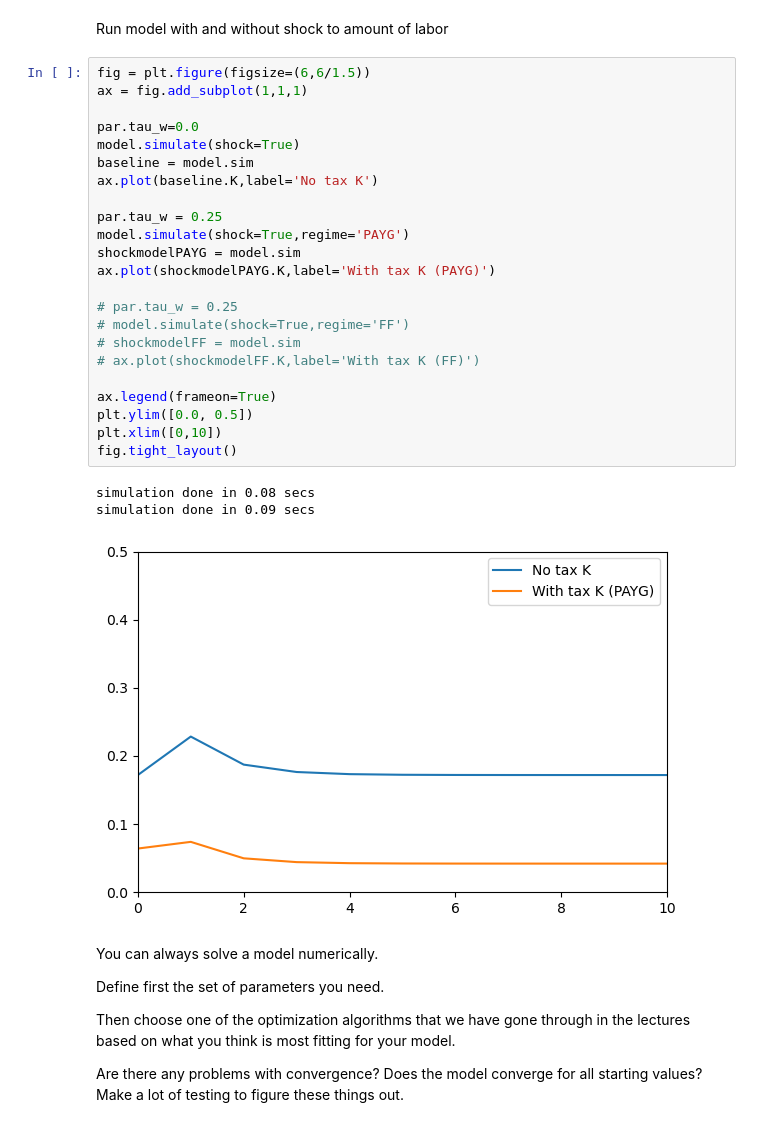
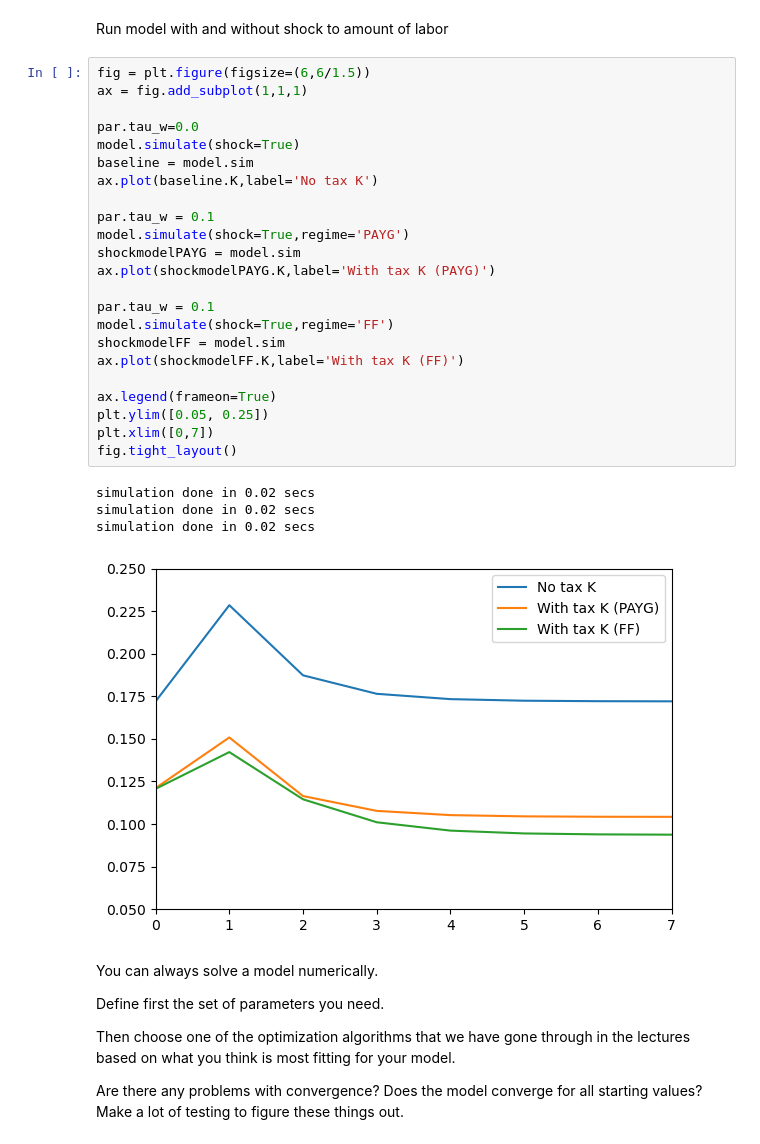
Before and after one commit to NumEconCopenhagen/projects-2023-jacob-per, a Jupyter notebook: modelproject/modelprojectsimple.ipynb, the cells around one changed output. Saved outputs shown, nothing was run; the diff lists cells and outputs as text.

```diff
--- a/modelproject/modelprojectsimple.ipynb
+++ b/modelproject/modelprojectsimple.ipynb
@@ -191,30 +194,31 @@ Run model with and without shock to amount of labor
 # %%
 fig = plt.figure(figsize=(6,6/1.5))
 ax = fig.add_subplot(1,1,1)
 
 par.tau_w=0.0
 model.simulate(shock=True)
 baseline = model.sim
 ax.plot(baseline.K,label='No tax K')
 
-par.tau_w = 0.25
+par.tau_w = 0.1
 model.simulate(shock=True,regime='PAYG')
 shockmodelPAYG = model.sim
 ax.plot(shockmodelPAYG.K,label='With tax K (PAYG)')
 
-# par.tau_w = 0.25
-# model.simulate(shock=True,regime='FF')
-# shockmodelFF = model.sim
-# ax.plot(shockmodelFF.K,label='With tax K (FF)')
+par.tau_w = 0.1
+model.simulate(shock=True,regime='FF')
+shockmodelFF = model.sim
+ax.plot(shockmodelFF.K,label='With tax K (FF)')
 
 ax.legend(frameon=True)
-plt.ylim([0.0, 0.5])
-plt.xlim([0,10])
+plt.ylim([0.05, 0.25])
+plt.xlim([0,7])
 fig.tight_layout()
 # %% [output]
-simulation done in 0.08 secs
-simulation done in 0.09 secs
+simulation done in 0.02 secs
+simulation done in 0.02 secs
+simulation done in 0.02 secs
-[figure, old version]
+[figure, new version]
 # %% [markdown]
 You can always solve a model numerically.
 
```
Also changed, not shown: parts of 1 cell of this notebook, 1 other file.
